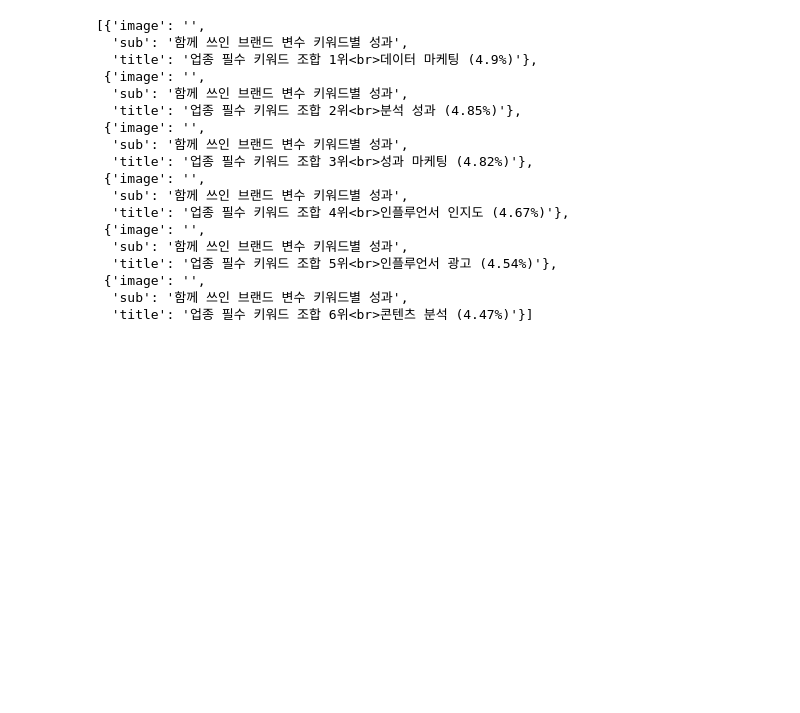
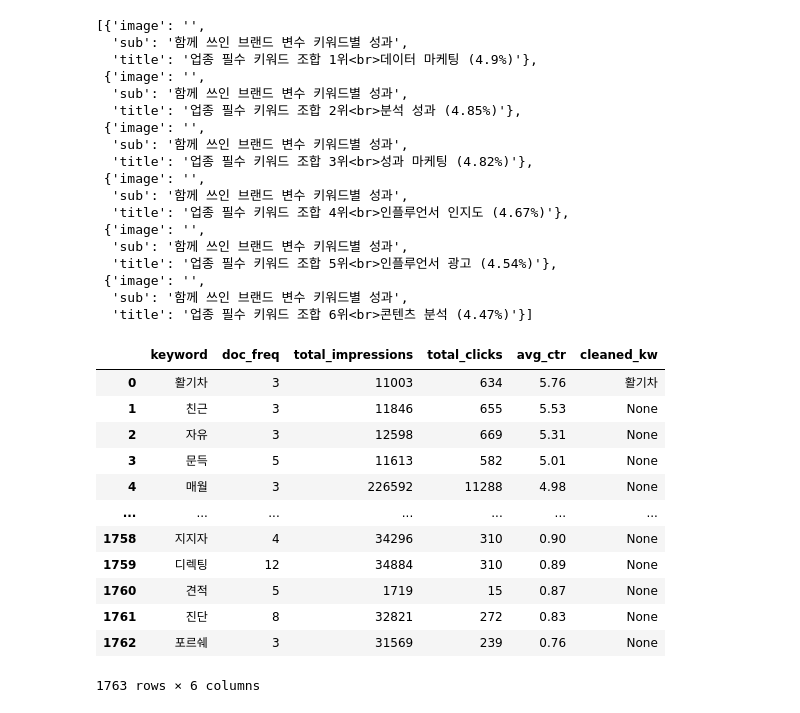
Before and after one commit to CheonJihyun/depart_analysisreport_automation, a Jupyter notebook: df_test.ipynb, the cells around one changed output. Cells and saved outputs as stored; diff of their text form; code cells hidden in the pictures; blank space fills up the shorter version.

```diff
--- a/df_test.ipynb
+++ b/df_test.ipynb
@@ -139,6 +175,22 @@ overall_top_raw_keyword_df = get_raw_keyword_performance(target_id, start, end)
 # 2. Python 단에서 품사별로 쪼개기
 overall_top_noun = filter_keywords_by_pos(overall_top_raw_keyword_df, pos_type='noun')   # 명사 Top 10
 overall_top_va = filter_keywords_by_pos(overall_top_raw_keyword_df, pos_type='verb_adj') # 동사/형용사 Top 10
+# %%
+overall_top_raw_keyword_df
+# %% [output]
+|  | keyword | doc_freq | total_impressions | total_clicks | avg_ctr | cleaned_kw |
+| 0 | 활기차 | 3 | 11003 | 634 | 5.76 | 활기차 |
+| 1 | 친근 | 3 | 11846 | 655 | 5.53 | None |
+| 2 | 자유 | 3 | 12598 | 669 | 5.31 | None |
+| 3 | 문득 | 5 | 11613 | 582 | 5.01 | None |
+| 4 | 매월 | 3 | 226592 | 11288 | 4.98 | None |
+| ... | ... | ... | ... | ... | ... | ... |
+| 1758 | 지지자 | 4 | 34296 | 310 | 0.90 | None |
+| 1759 | 디렉팅 | 12 | 34884 | 310 | 0.89 | None |
+| 1760 | 견적 | 5 | 1719 | 15 | 0.87 | None |
+| 1761 | 진단 | 8 | 32821 | 272 | 0.83 | None |
+| 1762 | 포르쉐 | 3 | 31569 | 239 | 0.76 | None |
+1763 rows × 6 columns
 # %%
 get_target_avg_imp_ctr(target_id, start, end)['impressions'].sum()
 # %%
```
Also changed, not shown: parts of 4 cells of this notebook, 9 other files.
